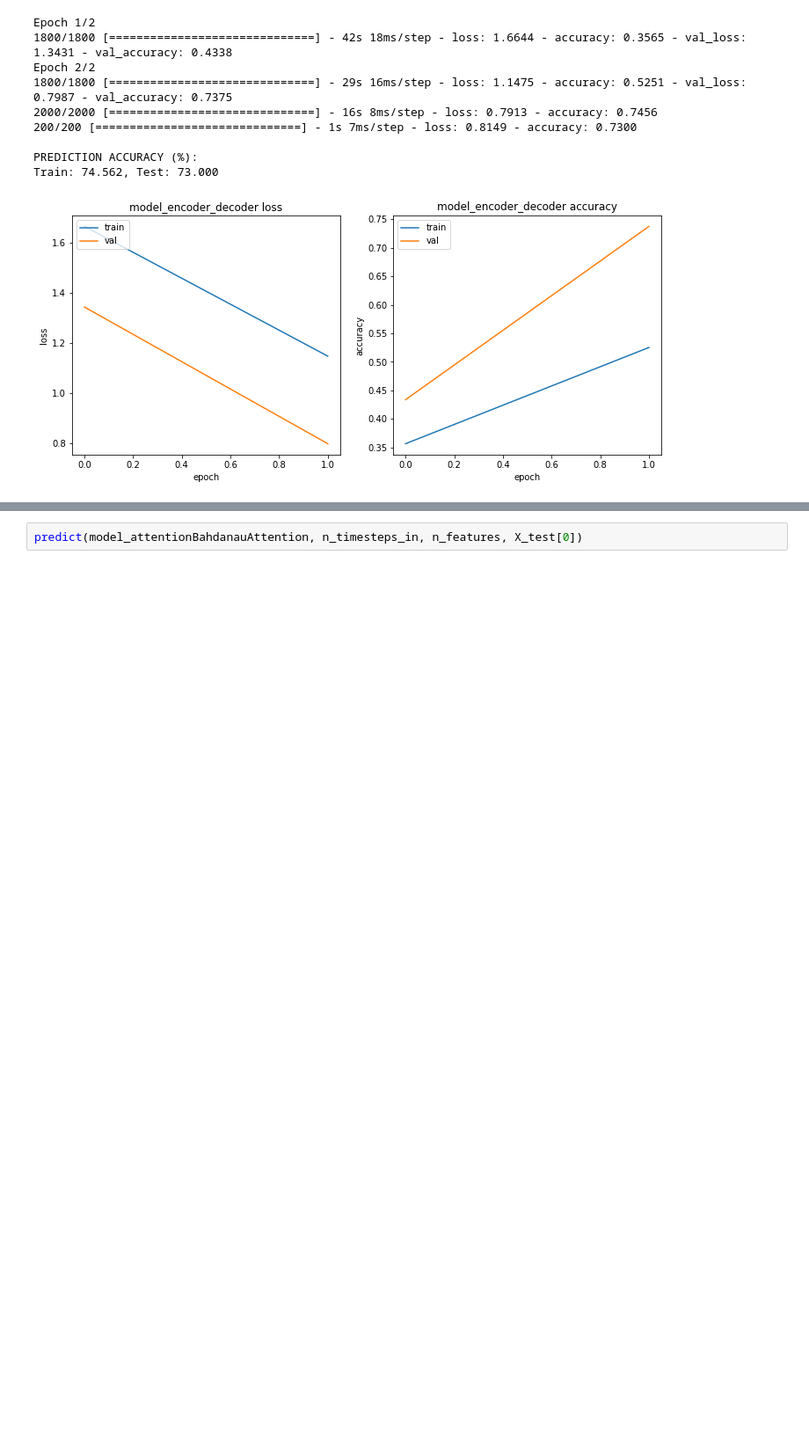
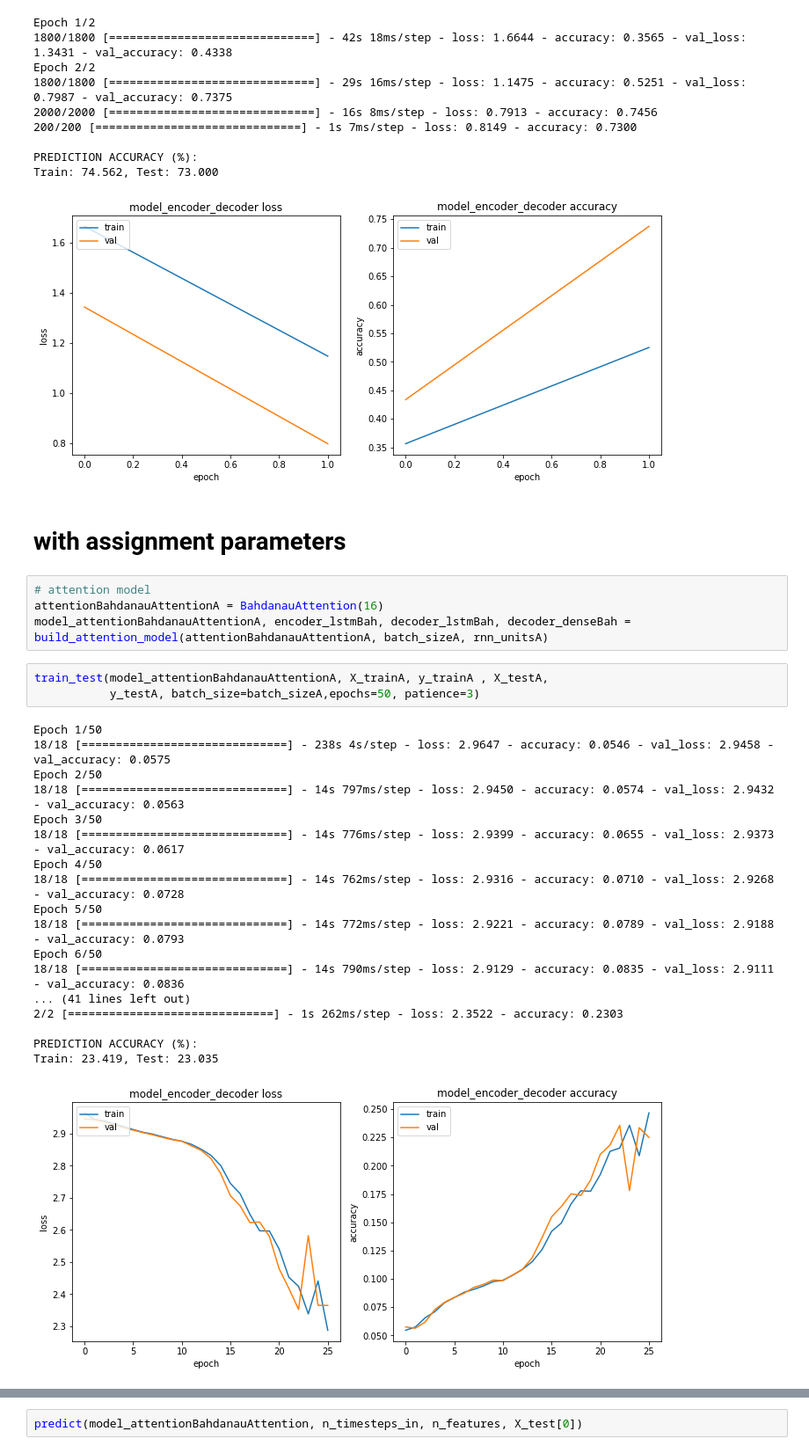
Before and after one commit to JanLeyva/DeepLearning, a Jupyter notebook: Copia_de_Assignment3Test3.ipynb, the cells around one changed output, grey strips where cells are left out. Shown at 88% size. Saved outputs shown, nothing was run; the diff lists cells and outputs as text; blank space fills up the shorter version.

```diff
--- a/Copia_de_Assignment3Test3.ipynb
+++ b/Copia_de_Assignment3Test3.ipynb
@@ -610,3 +628,31 @@ Epoch 2/2
 PREDICTION ACCURACY (%):
 Train: 74.562, Test: 73.000
 [figure]
+# %% [markdown]
+# with assignment parameters
+# %%
+# attention model
+attentionBahdanauAttentionA = BahdanauAttention(16)
+model_attentionBahdanauAttentionA, encoder_lstmBah, decoder_lstmBah, decoder_denseBah = build_attention_model(attentionBahdanauAttentionA, batch_sizeA, rnn_unitsA)
+# %%
+train_test(model_attentionBahdanauAttentionA, X_trainA, y_trainA , X_testA,
+           y_testA, batch_size=batch_sizeA,epochs=50, patience=3)
+# %% [output]
+Epoch 1/50
+18/18 [==============================] - 238s 4s/step - loss: 2.9647 - accuracy: 0.0546 - val_loss: 2.9458 - val_accuracy: 0.0575
+Epoch 2/50
+18/18 [==============================] - 14s 797ms/step - loss: 2.9450 - accuracy: 0.0574 - val_loss: 2.9432 - val_accuracy: 0.0563
+Epoch 3/50
+18/18 [==============================] - 14s 776ms/step - loss: 2.9399 - accuracy: 0.0655 - val_loss: 2.9373 - val_accuracy: 0.0617
+Epoch 4/50
+18/18 [==============================] - 14s 762ms/step - loss: 2.9316 - accuracy: 0.0710 - val_loss: 2.9268 - val_accuracy: 0.0728
+Epoch 5/50
+18/18 [==============================] - 14s 772ms/step - loss: 2.9221 - accuracy: 0.0789 - val_loss: 2.9188 - val_accuracy: 0.0793
+Epoch 6/50
+18/18 [==============================] - 14s 790ms/step - loss: 2.9129 - accuracy: 0.0835 - val_loss: 2.9111 - val_accuracy: 0.0836
+... (41 lines left out)
+2/2 [==============================] - 1s 262ms/step - loss: 2.3522 - accuracy: 0.2303
+
+PREDICTION ACCURACY (%):
+Train: 23.419, Test: 23.035
+[figure, added]
```
Also changed, not shown: parts of 10 cells of this notebook.
